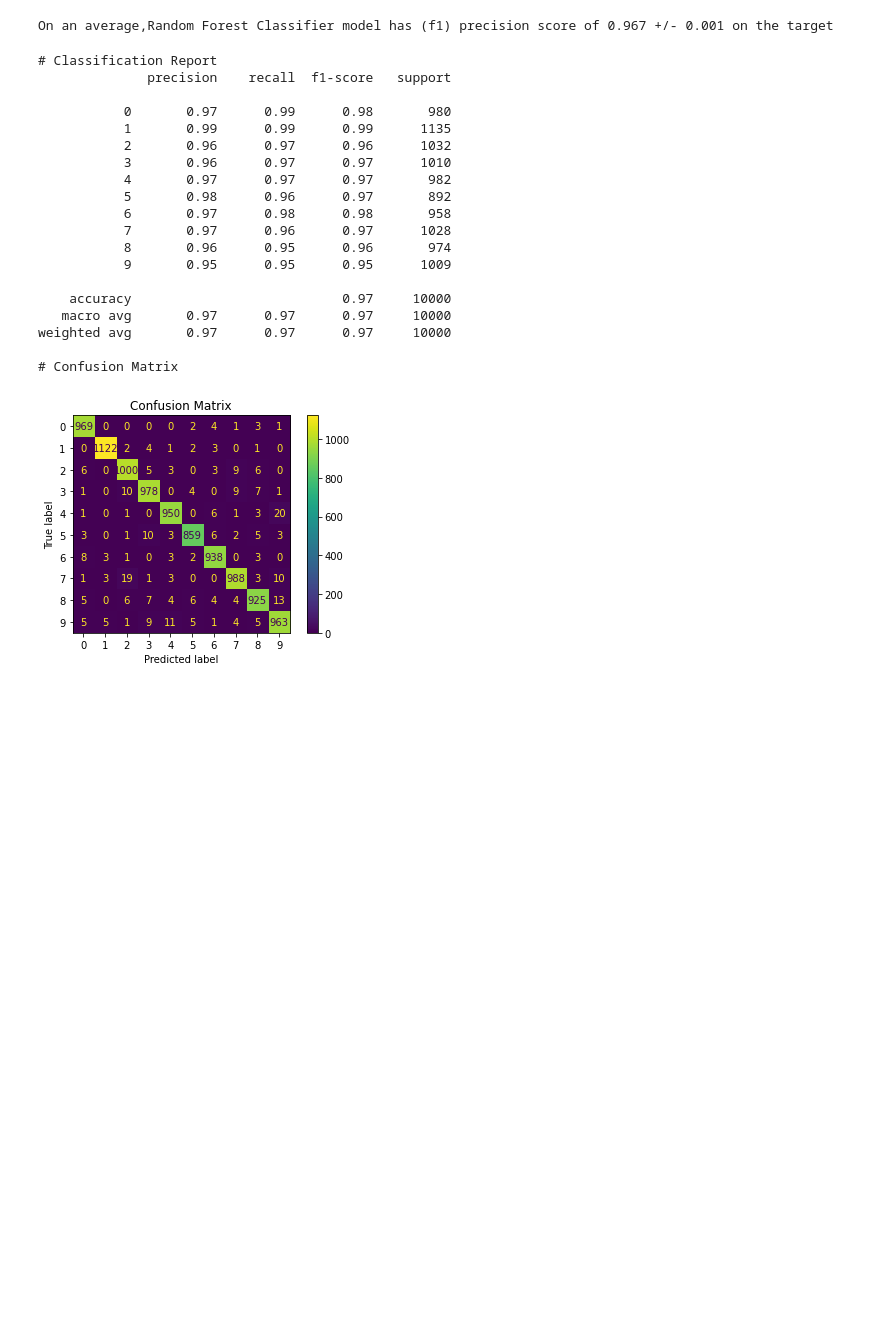
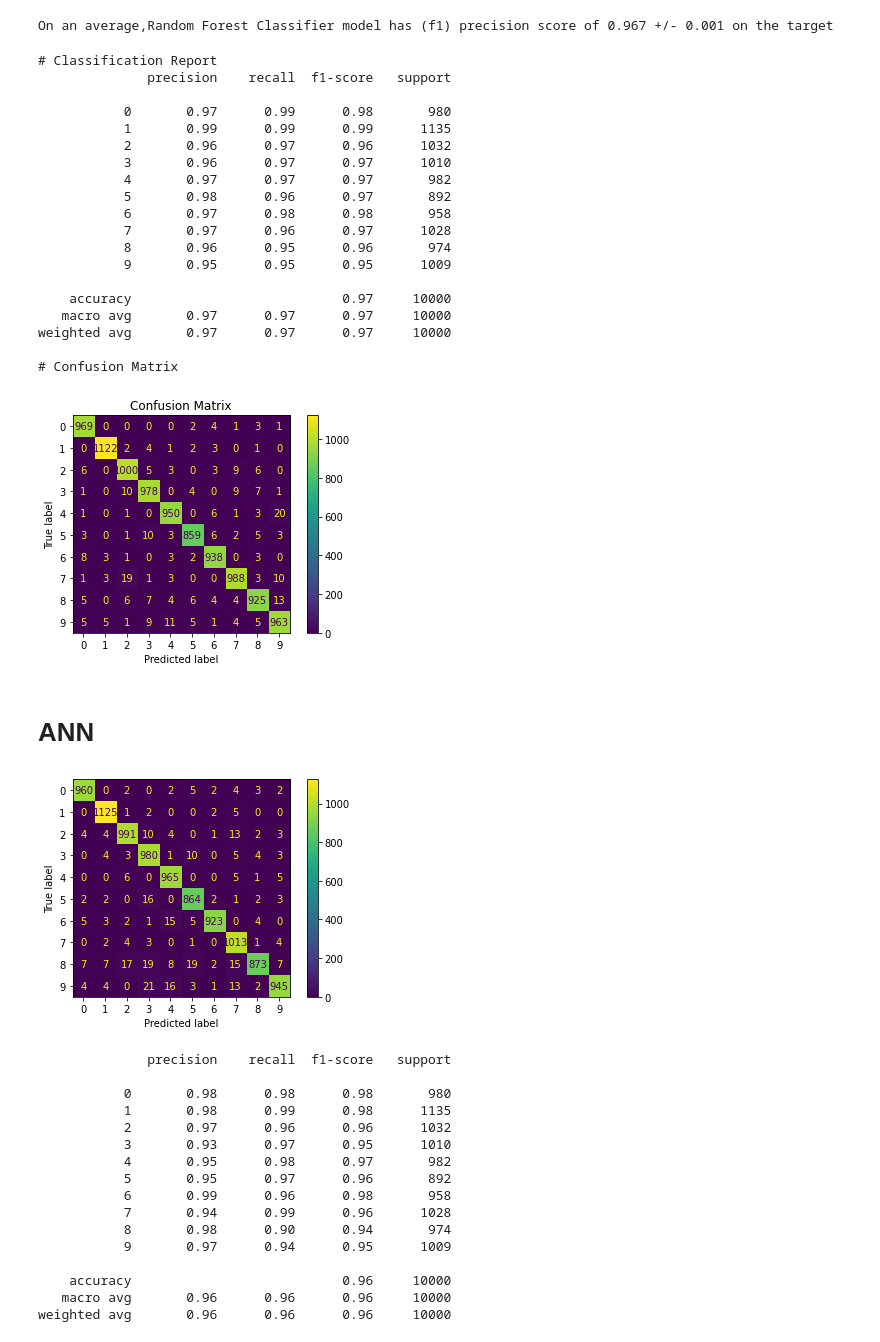
Before and after one commit to XaviPat01/MTL782_Data_Mining, a Jupyter notebook: MTL782_Assignment1_Q2.ipynb, the cells around one changed output. Saved outputs shown, nothing was run; the diff lists cells and outputs as text; code cells hidden in the pictures; blank space fills up the shorter version.

```diff
--- a/MTL782_Assignment1_Q2.ipynb
+++ b/MTL782_Assignment1_Q2.ipynb
@@ -297,6 +248,6 @@ weighted avg       0.88      0.88      0.88     10000
 # %%
 randomforest_pipeline = Pipeline([("classifier",RandomForestClassifier())])
-train_classifiers(randomforest_pipeline,X_train,y_train.ravel(),cv,"Random Forest Classifier")
+train_classifiers(randomforest_pipeline,x_train,y_train.ravel(),cv,"Random Forest Classifier")
 # %% [output]
 On an average,Random Forest Classifier model has (f1) precision score of 0.967 +/- 0.001 on the target
 # %%
@@ -322,3 +273,38 @@ weighted avg       0.97      0.97      0.97     10000
 
 # Confusion Matrix
 [figure]
+# %% [markdown]
+# ANN
+# %%
+# ANN
+import warnings
+from sklearn.exceptions import ConvergenceWarning
+
+from sklearn.neural_network import MLPClassifier
+pipe_ann = make_pipeline(MinMaxScaler(), MLPClassifier(solver = 'sgd', alpha = 1e-4, max_iter=12, hidden_layer_sizes = (40,9), learning_rate_init = 0.2, random_state = 42))
+with warnings.catch_warnings():
+    warnings.filterwarnings("ignore", category=ConvergenceWarning, module="sklearn")
+    pipe_ann.fit(x_train, y_train)
+# %%
+y_pred = pipe_ann.predict(x_test)
+ConfusionMatrixDisplay.from_predictions(y_test, y_pred)
+plt.show()
+print(metrics.classification_report(y_test, y_pred))
+# %% [output]
+[figure, added]
+              precision    recall  f1-score   support
+
+           0       0.98      0.98      0.98       980
+           1       0.98      0.99      0.98      1135
+           2       0.97      0.96      0.96      1032
+           3       0.93      0.97      0.95      1010
+           4       0.95      0.98      0.97       982
+           5       0.95      0.97      0.96       892
+           6       0.99      0.96      0.98       958
+           7       0.94      0.99      0.96      1028
+           8       0.98      0.90      0.94       974
+           9       0.97      0.94      0.95      1009
+
+    accuracy                           0.96     10000
+   macro avg       0.96      0.96      0.96     10000
+weighted avg       0.96      0.96      0.96     10000
```
Also changed, not shown: parts of 28 cells of this notebook.
